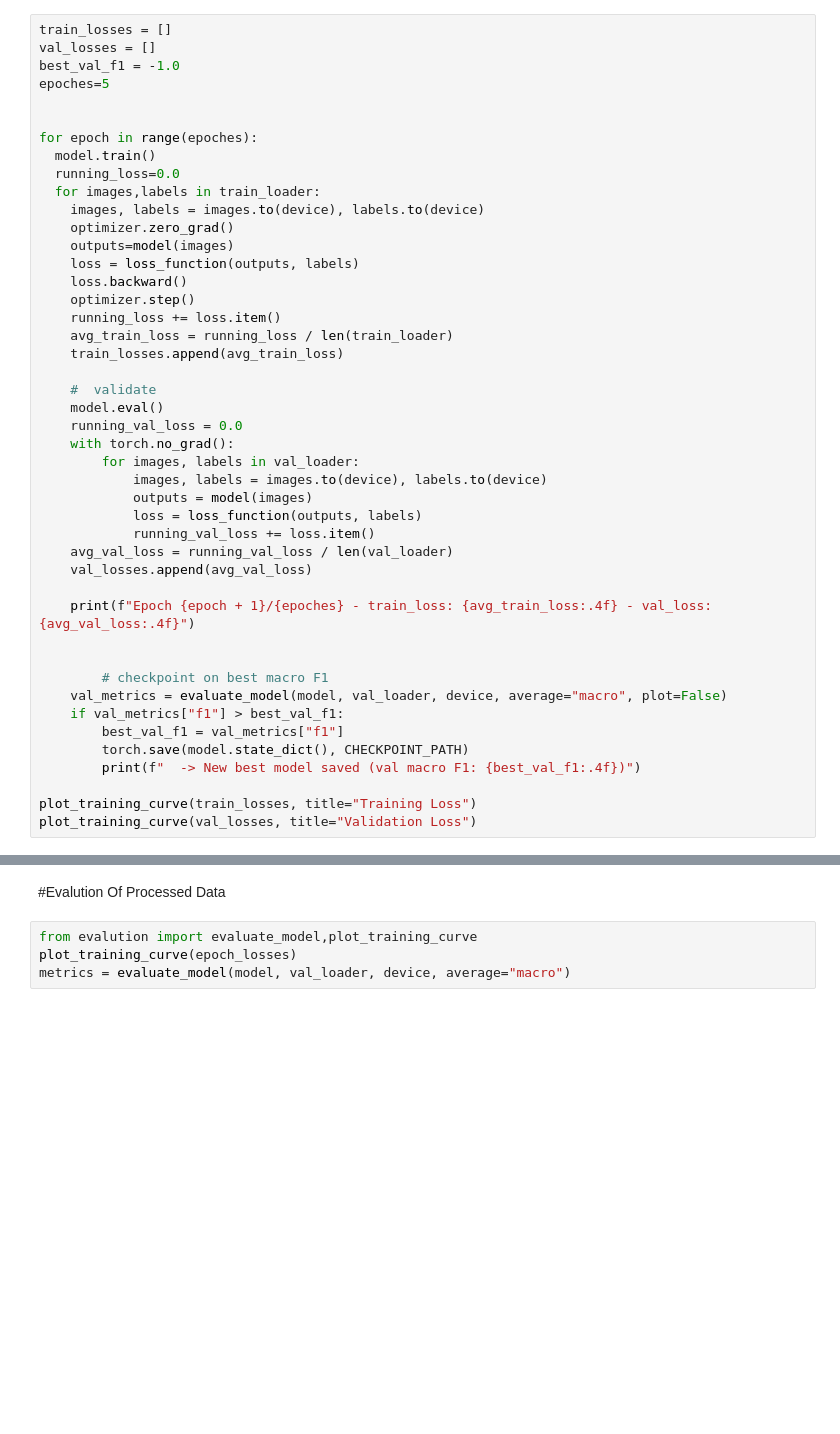
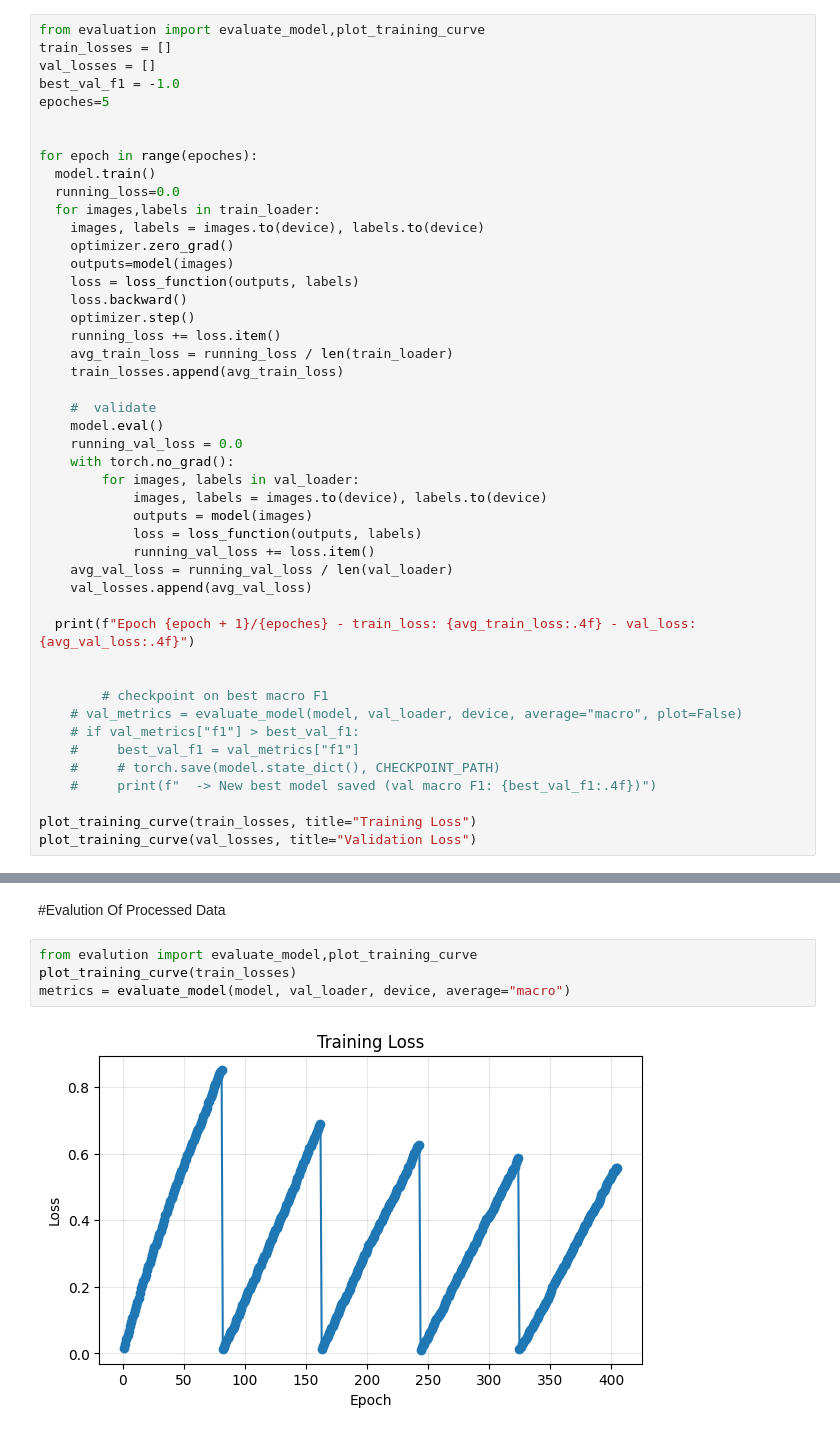
Before and after one commit to noureldin75/RetinaGrade, a Jupyter notebook: nootbooks/eda.ipynb, the cells around one changed output, grey strips where cells are left out. Cells and saved outputs as stored; diff of their text form; blank space fills up the shorter version.

```diff
--- a/nootbooks/eda.ipynb
+++ b/nootbooks/eda.ipynb
@@ -334,6 +382,7 @@ gc.collect()
 # %% [markdown]
 #Training BaseLine
 # %%
+from evaluation import evaluate_model,plot_training_curve
 train_losses = []
 val_losses = []
 best_val_f1 = -1.0
@@ -366,15 +415,15 @@ for epoch in range(epoches):
     avg_val_loss = running_val_loss / len(val_loader)
     val_losses.append(avg_val_loss)
 
-    print(f"Epoch {epoch + 1}/{epoches} - train_loss: {avg_train_loss:.4f} - val_loss: {avg_val_loss:.4f}")
+  print(f"Epoch {epoch + 1}/{epoches} - train_loss: {avg_train_loss:.4f} - val_loss: {avg_val_loss:.4f}")
 
 
         # checkpoint on best macro F1
-    val_metrics = evaluate_model(model, val_loader, device, average="macro", plot=False)
-    if val_metrics["f1"] > best_val_f1:
-        best_val_f1 = val_metrics["f1"]
-        torch.save(model.state_dict(), CHECKPOINT_PATH)
-        print(f"  -> New best model saved (val macro F1: {best_val_f1:.4f})")
+    # val_metrics = evaluate_model(model, val_loader, device, average="macro", plot=False)
+    # if val_metrics["f1"] > best_val_f1:
+    #     best_val_f1 = val_metrics["f1"]
+    #     # torch.save(model.state_dict(), CHECKPOINT_PATH)
+    #     print(f"  -> New best model saved (val macro F1: {best_val_f1:.4f})")
 
 plot_training_curve(train_losses, title="Training Loss")
 plot_training_curve(val_losses, title="Validation Loss")
@@ -382,5 +438,7 @@ plot_training_curve(val_losses, title="Validation Loss")
 #Evalution Of Processed Data
 # %%
 from evalution import evaluate_model,plot_training_curve
-plot_training_curve(epoch_losses)
+plot_training_curve(train_losses)
 metrics = evaluate_model(model, val_loader, device, average="macro")
+# %% [output]
+[figure, added]
```
Also changed, not shown: parts of 7 cells of this notebook.
